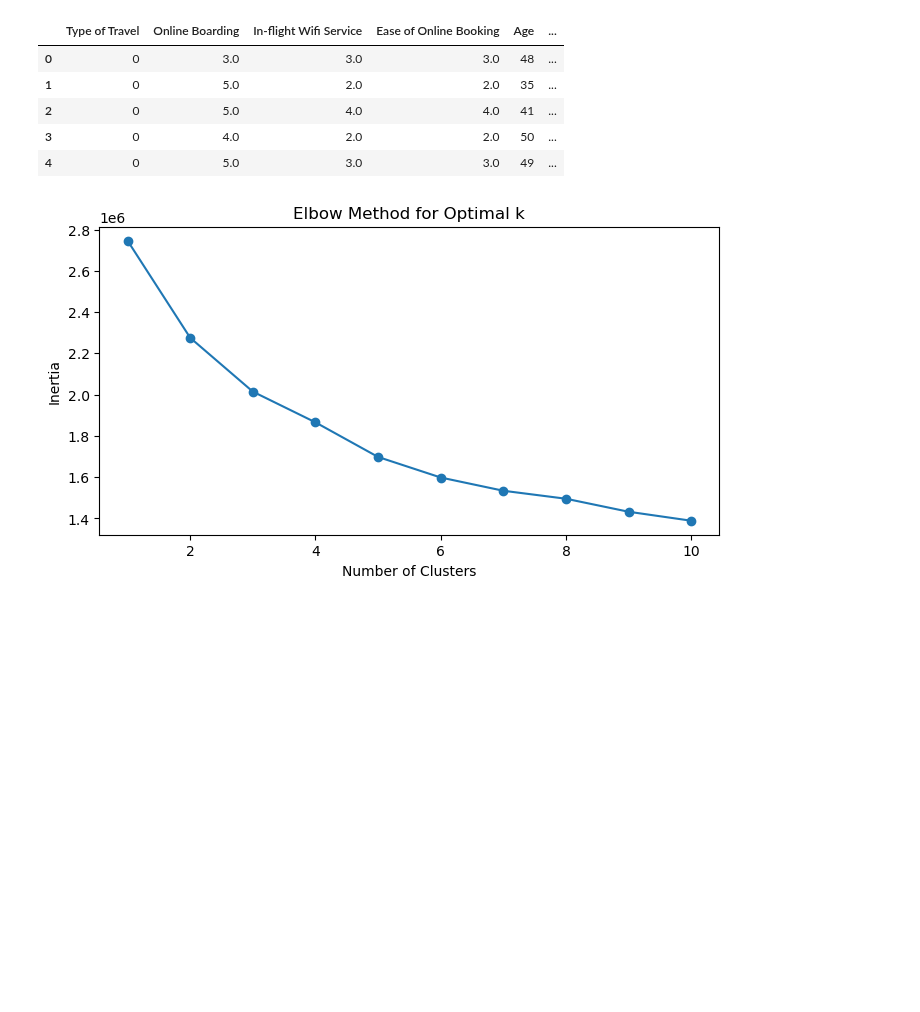
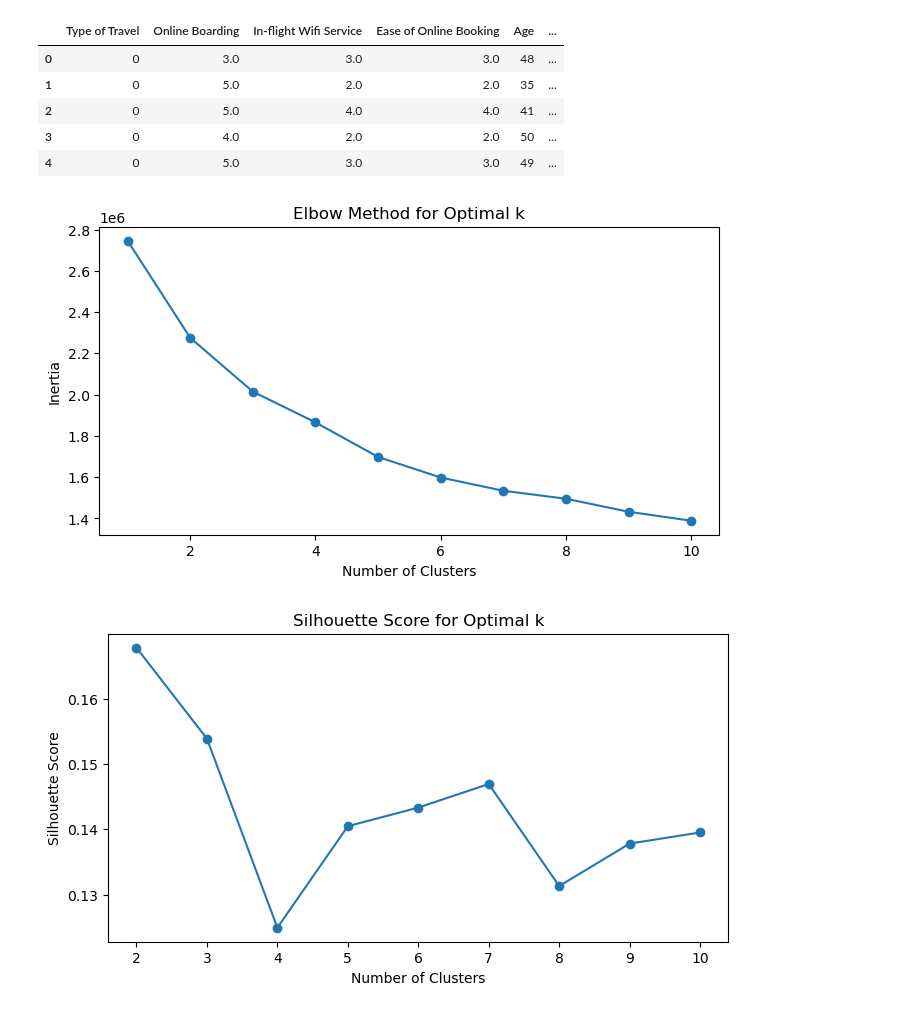
Before and after one commit to HWhr3000/F21DL_Coursework_grp2, a Jupyter notebook: documentation/week4/Clustering without data filter/Clustering_Selected_feature.ipynb, the cells around one changed output. Saved outputs shown, nothing was run; the diff lists cells and outputs as text; code cells hidden in the pictures; blank space fills up the shorter version.

```diff
--- a/documentation/week4/Clustering without data filter/Clustering_Selected_feature.ipynb
+++ b/documentation/week4/Clustering without data filter/Clustering_Selected_feature.ipynb
@@ -45,30 +45,33 @@ inertia = []
 cluster_range = range(1, 11)
 for k in cluster_range:
     kmeans = KMeans(n_clusters=k, random_state=42)
     kmeans.fit(X_scaled)
     inertia.append(kmeans.inertia_)
 
 # Plot the Elbow Method results
 plt.figure(figsize=(8, 4))
 plt.plot(cluster_range, inertia, marker='o')
 plt.xlabel('Number of Clusters')
 plt.ylabel('Inertia')
 plt.title('Elbow Method for Optimal k')
 plt.show()
 
 # Using the Silhouette Score
 silhouette_scores = []
 for k in range(2, 11):
     kmeans = KMeans(n_clusters=k, random_state=42)
     labels = kmeans.fit_predict(X_scaled)
     silhouette_scores.append(silhouette_score(X_scaled, labels))
+        silhouette_scores.append(score)
+    print(f'Silhouette Score for {k} clusters: {score:.4f}')  # Print silhouette score for each k
 
 # Plot the Silhouette Scores
 plt.figure(figsize=(8, 4))
 plt.plot(range(2, 11), silhouette_scores, marker='o')
 plt.xlabel('Number of Clusters')
 plt.ylabel('Silhouette Score')
 plt.title('Silhouette Score for Optimal k')
 plt.show()
 # %% [output]
 [figure]
+[figure, added]
```
Also changed, not shown: parts of 13 cells of this notebook, 5 other files.
